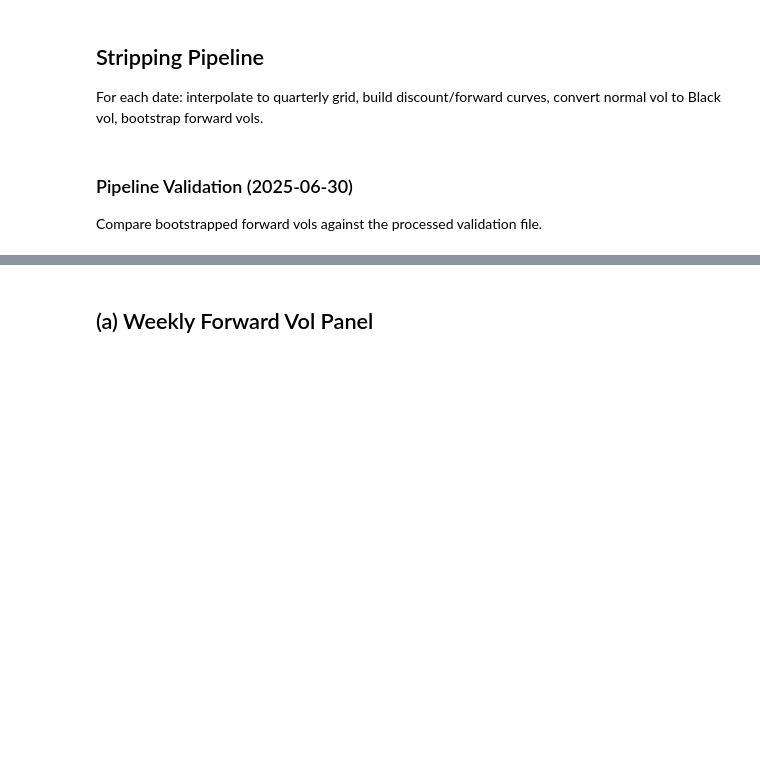
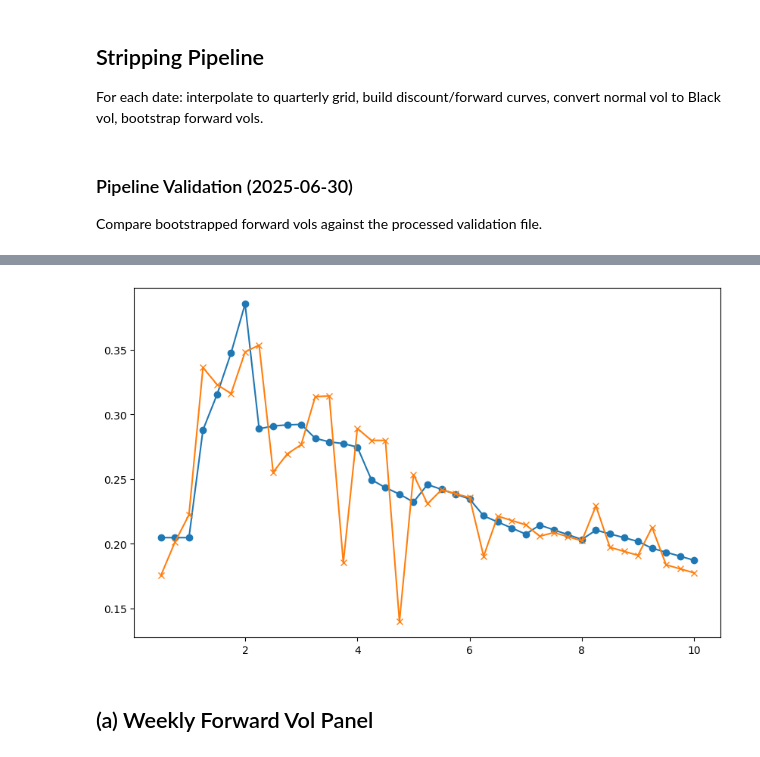
Before and after one commit to y3y-tech/Forward_Volatility_From_SOFR_Cap, a Jupyter notebook: submission.ipynb, the cells around one changed output, grey strips where cells are left out. Saved outputs shown, nothing was run; the diff lists cells and outputs as text; code cells hidden in the pictures; blank space fills up the shorter version.

```diff
--- a/submission.ipynb
+++ b/submission.ipynb
@@ -780,2 +676,10 @@ Bootstrap validation (using validation file data): max error = 7.97e-13
 Note: Project data and validation file use different Bloomberg sources,
 so flat/fwd vols differ. The bootstrap logic itself is exact (verified above).
+# %%
+fwd_vols_yiyang = bootstrapping(cap_vols = cap_data.loc['2025-06-30'], SOFR_swaps = sofr_data.loc['2025-06-30'])
+
+plt.figure(figsize=(10, 6))
+plt.plot(fwd_vols_yiyang.index, fwd_vols_yiyang.values, label='Bootstrapped Forward Vols', marker='o')
+plt.plot(curves_test.index, curves_test['fwd vols'], label='Validation Forward Vols', marker='x')
+plt
+# %% [output]
@@ -782,3 +687,4 @@ so flat/fwd vols differ. The bootstrap logic itself is exact (verified above).
+[figure, added]
 # %% [markdown]
 ## (a) Weekly Forward Vol Panel
 # %%
```
Also changed, not shown: parts of 11 cells of this notebook, 1 other file.
